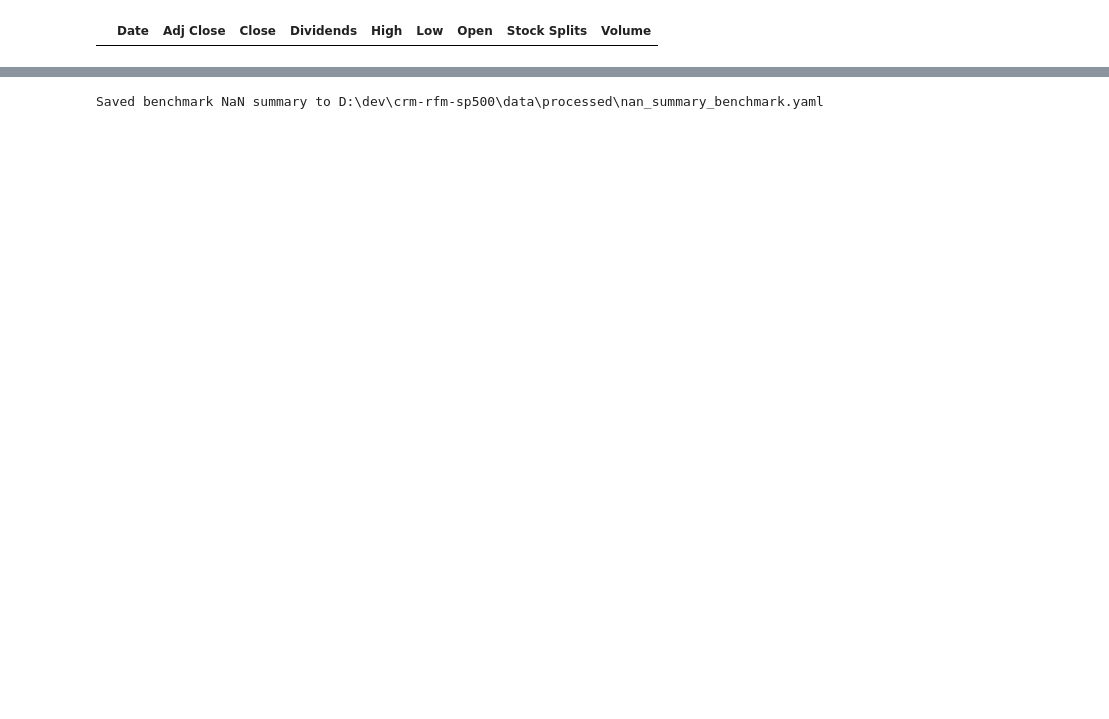
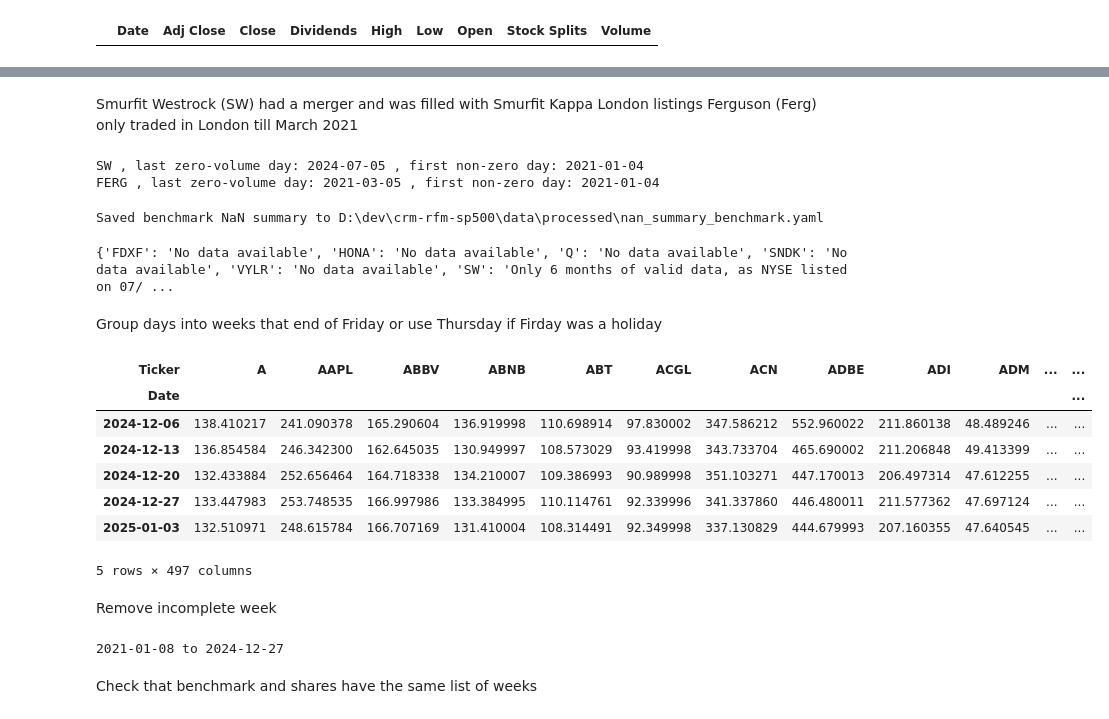
Before and after one commit to DanielAnthonyJones/CRM-RFM-SP500, a Jupyter notebook: notebooks/data_preparation.ipynb, the cells around one changed output, grey strips where cells are left out. Drawn from its saved outputs; the diff is of its cells as text; code cells hidden in the pictures; blank space fills up the shorter version.

Commit message:
Data preparation

```diff
--- a/notebooks/data_preparation.ipynb
+++ b/notebooks/data_preparation.ipynb
@@ -86,0 +106,8 @@ benchmark_duplicate_ticker_date
+# %%
+price_cols = ["Open", "High", "Low", "Close", "Adj Close"]
+df = sp500_df.dropna(subset=["Close"])
+
+print("Nonpositive price:", (df[price_cols] <= 0).any(axis=1).sum())
+print("Negative volume:", (df["Volume"] < 0).sum())
+print("Zero volume:", (df["Volume"] == 0).sum())
+print("High below Low:", (df["High"] < df["Low"]).sum())
@@ -87,3 +159,23 @@ benchmark_duplicate_ticker_date
+# %% [markdown]
+Smurfit Westrock (SW) had a merger and was filled with Smurfit Kappa London listings
+Ferguson (Ferg) only traded in London till March 2021
+# %%
+for t in ["SW", "FERG"]:
+    s = df[df["Ticker"] == t]
+    print(
+        t,
+        ", last zero-volume day:",
+        s.loc[s["Volume"] == 0, "Date"].max().date(),
+        ", first non-zero day:",
+        s.loc[s["Volume"] > 0, "Date"].min().date(),
+    )
+# %% [output]
+SW , last zero-volume day: 2024-07-05 , first non-zero day: 2021-01-04
+FERG , last zero-volume day: 2021-03-05 , first non-zero day: 2021-01-04
+# %%
+sp500_df = sp500_df[sp500_df["Ticker"] != "SW"]
+ferg_last_zero = df.loc[(df["Ticker"] == "FERG") & (df["Volume"] == 0), "Date"].max()
+sp500_df = sp500_df[~((sp500_df["Ticker"] == "FERG") & (sp500_df["Date"] <= ferg_last_zero))]
 # %%
 nan_save_dir = constants.PROCESSED_DATA_DIR / "nan_summary_benchmark.yaml"
 
@@ -92,3 +184,49 @@ with open(nan_save_dir, "w") as f:
     print(f"Saved benchmark NaN summary to {nan_save_dir}")
 # %% [output]
 Saved benchmark NaN summary to D:\dev\crm-rfm-sp500\data\processed\nan_summary_benchmark.yaml
+# %%
+exclusion_file_path = (
+    constants.PROCESSED_DATA_DIR / f"exclusion_dict_{start_date}_{end_date_exclusive}.yaml"
+)
+
+with open(exclusion_file_path) as f:
+    exclusions = safe_load(f)
+
+exclusions["SW"] = "Only 6 months of valid data, as NYSE listed on 07/08/2024"
+
+with open(exclusion_file_path, "w") as f:
+    safe_dump(exclusions, f, sort_keys=False)
+
+print(exclusions)
+# %% [output]
+{'FDXF': 'No data available', 'HONA': 'No data available', 'Q': 'No data available', 'SNDK': 'No data available', 'VYLR': 'No data available', 'SW': 'Only 6 months of valid data, as NYSE listed on 07/ ...
+# %% [markdown]
+Group days into weeks that end of Friday or use Thursday if Firday was a holiday
+# %%
+prices = sp500_df.pivot(index="Date", columns="Ticker", values="Adj Close")
+weekly_prices = prices.resample("W-FRI").last()
+
+bench = benchmark_df.set_index("Date")["Adj Close"]
+weekly_bench = bench.resample("W-FRI").last()
+
+weekly_prices.tail()
+# %% [output]
+| Ticker | A | AAPL | ABBV | ABNB | ABT | ACGL | ACN | ADBE | ADI | ADM | ... | ... |
+| Date |  |  |  |  |  |  |  |  |  |  |  | ... |
+| 2024-12-06 | 138.410217 | 241.090378 | 165.290604 | 136.919998 | 110.698914 | 97.830002 | 347.586212 | 552.960022 | 211.860138 | 48.489246 | ... | ... |
+| 2024-12-13 | 136.854584 | 246.342300 | 162.645035 | 130.949997 | 108.573029 | 93.419998 | 343.733704 | 465.690002 | 211.206848 | 49.413399 | ... | ... |
+| 2024-12-20 | 132.433884 | 252.656464 | 164.718338 | 134.210007 | 109.386993 | 90.989998 | 351.103271 | 447.170013 | 206.497314 | 47.612255 | ... | ... |
+| 2024-12-27 | 133.447983 | 253.748535 | 166.997986 | 133.384995 | 110.114761 | 92.339996 | 341.337860 | 446.480011 | 211.577362 | 47.697124 | ... | ... |
+| 2025-01-03 | 132.510971 | 248.615784 | 166.707169 | 131.410004 | 108.314491 | 92.349998 | 337.130829 | 444.679993 | 207.160355 | 47.640545 | ... | ... |
+5 rows × 497 columns
+# %% [markdown]
+Remove incomplete week
+# %%
+weekly_prices = weekly_prices.loc[:"2024-12-27"]
+weekly_bench = weekly_bench.loc[:"2024-12-27"]
+
+print(weekly_prices.index.min().date(), "to", weekly_prices.index.max().date())
+# %% [output]
+2021-01-08 to 2024-12-27
+# %% [markdown]
+Check that benchmark and shares have the same list of weeks
```
Also changed, not shown: parts of 9 cells of this notebook, 5 other files.
